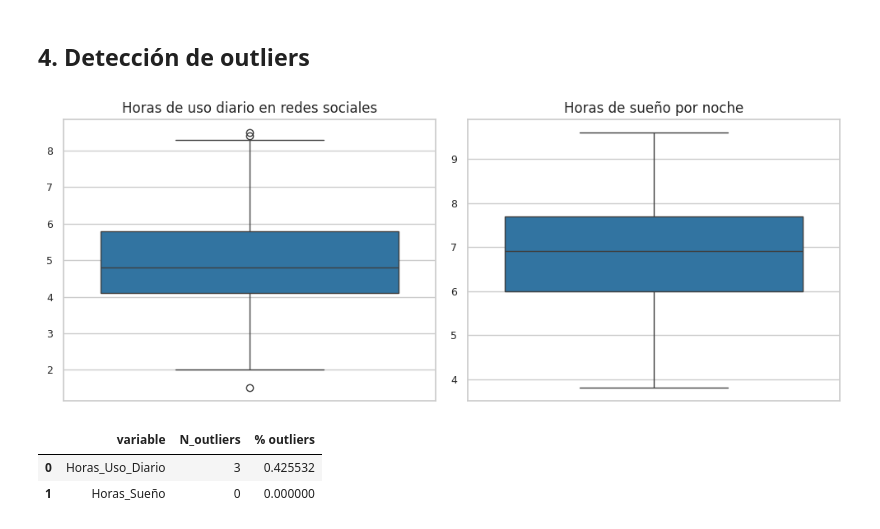
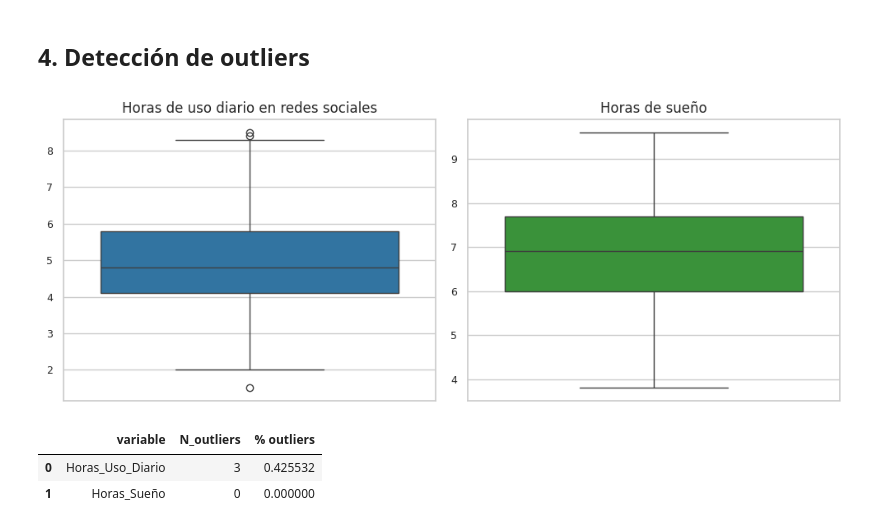
Before and after one commit to vazquezsilvana/Data-Science-II-EntregaFinal, a Jupyter notebook: VazquezSilvana_EntregaFinalDSII.ipynb, the cells around one changed output. Saved outputs shown, nothing was run; the diff lists cells and outputs as text; code cells hidden in the pictures.

```diff
--- a/VazquezSilvana_EntregaFinalDSII.ipynb
+++ b/VazquezSilvana_EntregaFinalDSII.ipynb
@@ -262,23 +262,27 @@ La cantidad total de filas duplicadas es: 0
 # %% [markdown]
 ## 4. Detección de outliers
 # %%
-# Detección de Outliers con IQR en horas de uso diario y hora de sueño
 variables = ['Horas_Uso_Diario', 'Horas_Sueño']
-titulos =['Horas de uso diario en redes sociales','Horas de sueño por noche']
-etiquetas =['', '']
+titulos = ['Horas de uso diario en redes sociales','Horas de sueño']
+etiquetas = ['', '']
 
-fig, axes = plt.subplots(1, len(variables), figsize= (10,4))
+fig, axes = plt.subplots(1, len(variables), figsize=(10,4))
 
-for ax, variable, titulo, etiqueta in zip(axes, variables, titulos, etiquetas):
-    sns.boxplot(y=variable, data=df, ax=ax)
+for i, (ax, variable, titulo, etiqueta) in enumerate(zip(axes, variables, titulos, etiquetas)):
+    sns.boxplot(
+        y=variable,
+        data=df,
+        color=academic_palette[i % len(academic_palette)],
+        ax=ax
+    )
     ax.set_title(titulo, fontsize=12)
     ax.set_ylabel(etiqueta, fontsize=10)
     ax.tick_params(labelsize=9)
 
 plt.tight_layout()
 plt.show()
 # %% [output]
-[figure, old version]
+[figure, new version]
 # %%
 outlier_sumary= []
 for ax, variable in zip (axes, variables):
```
Also changed, not shown: parts of 8 cells of this notebook.
